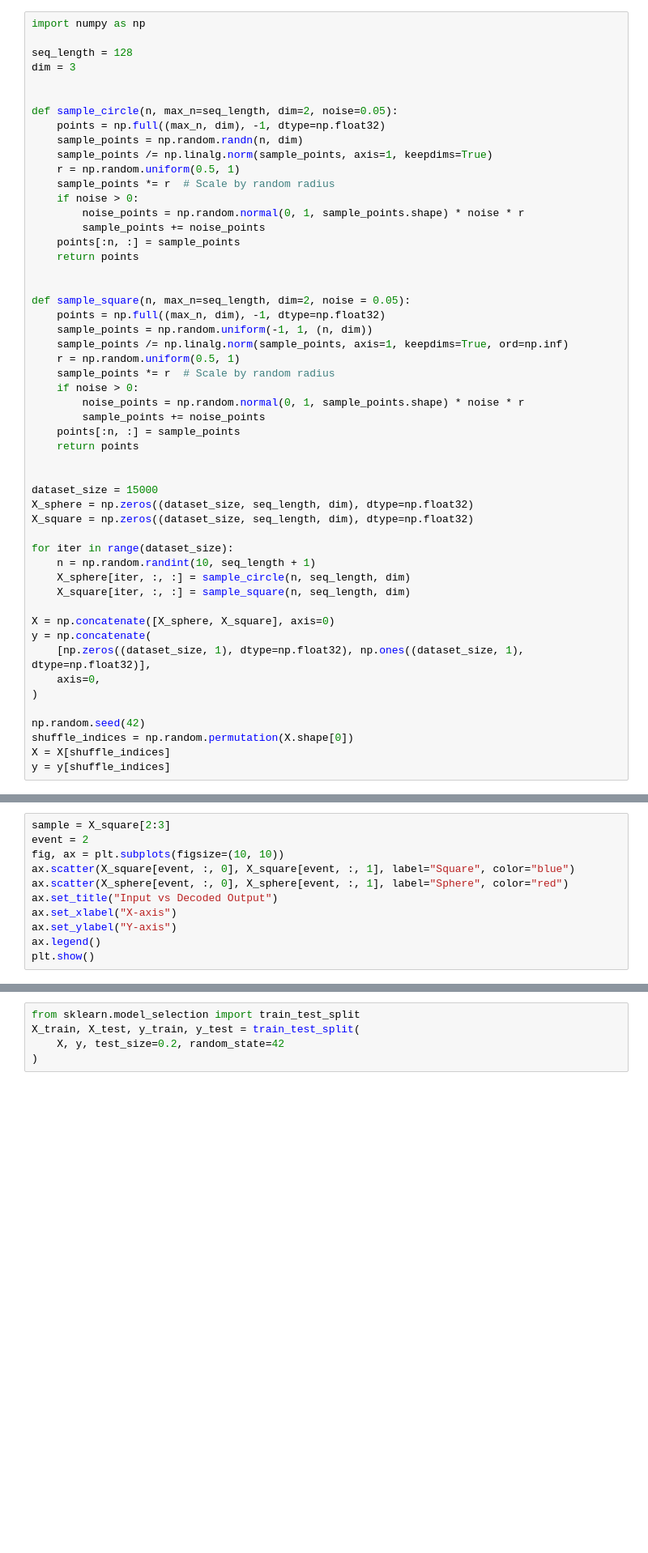
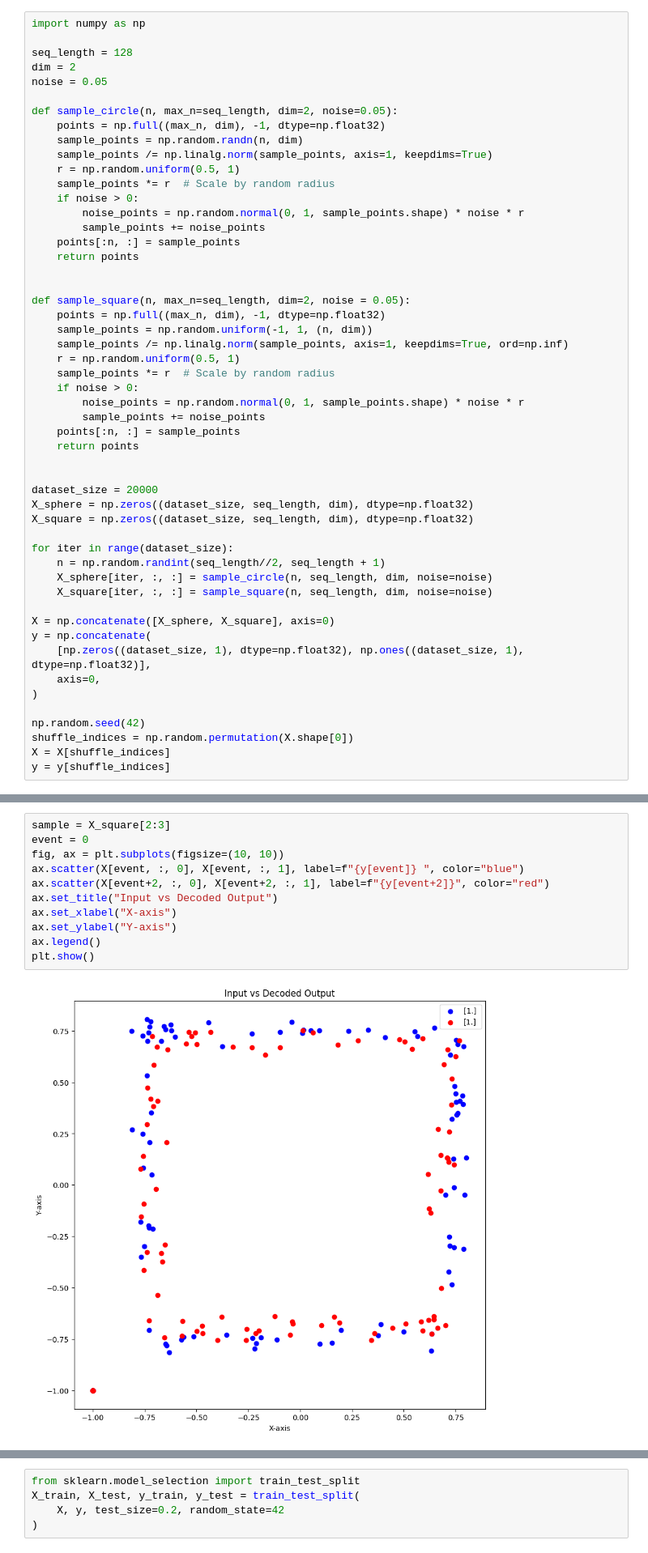
Before and after one commit to makoeppel/mu3e_gnn_trigger, a Jupyter notebook: notebooks/AttentionBlockVerification.ipynb, the cells around one changed output, grey strips where cells are left out. Shown at 81% size. Drawn from its saved outputs; the diff is of its cells as text; blank space fills up the shorter version.

```diff
--- a/notebooks/AttentionBlockVerification.ipynb
+++ b/notebooks/AttentionBlockVerification.ipynb
@@ -11,8 +11,8 @@ sys.path.append("../")
 import numpy as np
 
 seq_length = 128
-dim = 3
-
+dim = 2
+noise = 0.05
 
 def sample_circle(n, max_n=seq_length, dim=2, noise=0.05):
     points = np.full((max_n, dim), -1, dtype=np.float32)
@@ -40,14 +40,14 @@ def sample_square(n, max_n=seq_length, dim=2, noise = 0.05):
     return points
 
 
-dataset_size = 15000
+dataset_size = 20000
 X_sphere = np.zeros((dataset_size, seq_length, dim), dtype=np.float32)
 X_square = np.zeros((dataset_size, seq_length, dim), dtype=np.float32)
 
 for iter in range(dataset_size):
-    n = np.random.randint(10, seq_length + 1)
-    X_sphere[iter, :, :] = sample_circle(n, seq_length, dim)
-    X_square[iter, :, :] = sample_square(n, seq_length, dim)
+    n = np.random.randint(seq_length//2, seq_length + 1)
+    X_sphere[iter, :, :] = sample_circle(n, seq_length, dim, noise=noise)
+    X_square[iter, :, :] = sample_square(n, seq_length, dim, noise=noise)
 
 X = np.concatenate([X_sphere, X_square], axis=0)
 y = np.concatenate(
@@ -248,14 +62,16 @@ KeyboardInterrupt:
 # %%
 sample = X_square[2:3]
-event = 2
+event = 0
 fig, ax = plt.subplots(figsize=(10, 10))
-ax.scatter(X_square[event, :, 0], X_square[event, :, 1], label="Square", color="blue")
-ax.scatter(X_sphere[event, :, 0], X_sphere[event, :, 1], label="Sphere", color="red")
+ax.scatter(X[event, :, 0], X[event, :, 1], label=f"{y[event]} ", color="blue")
+ax.scatter(X[event+2, :, 0], X[event+2, :, 1], label=f"{y[event+2]}", color="red")
 ax.set_title("Input vs Decoded Output")
 ax.set_xlabel("X-axis")
 ax.set_ylabel("Y-axis")
 ax.legend()
 plt.show()
+# %% [output]
+[figure, added]
 # %%
 from src.model.components import (
     MultiHeadAttentionStack,
```
Also changed, not shown: parts of 8 cells of this notebook, 5 other files.
